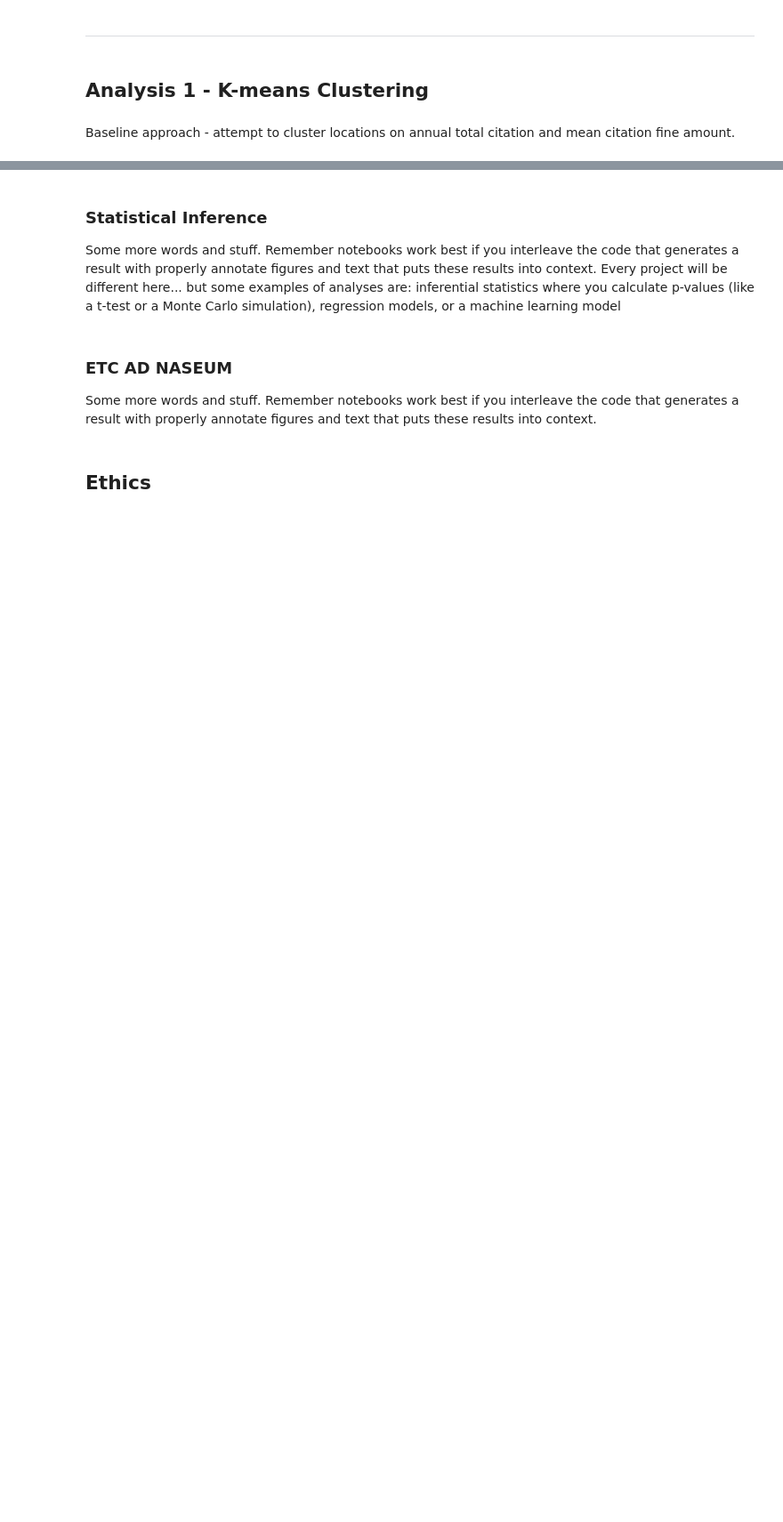
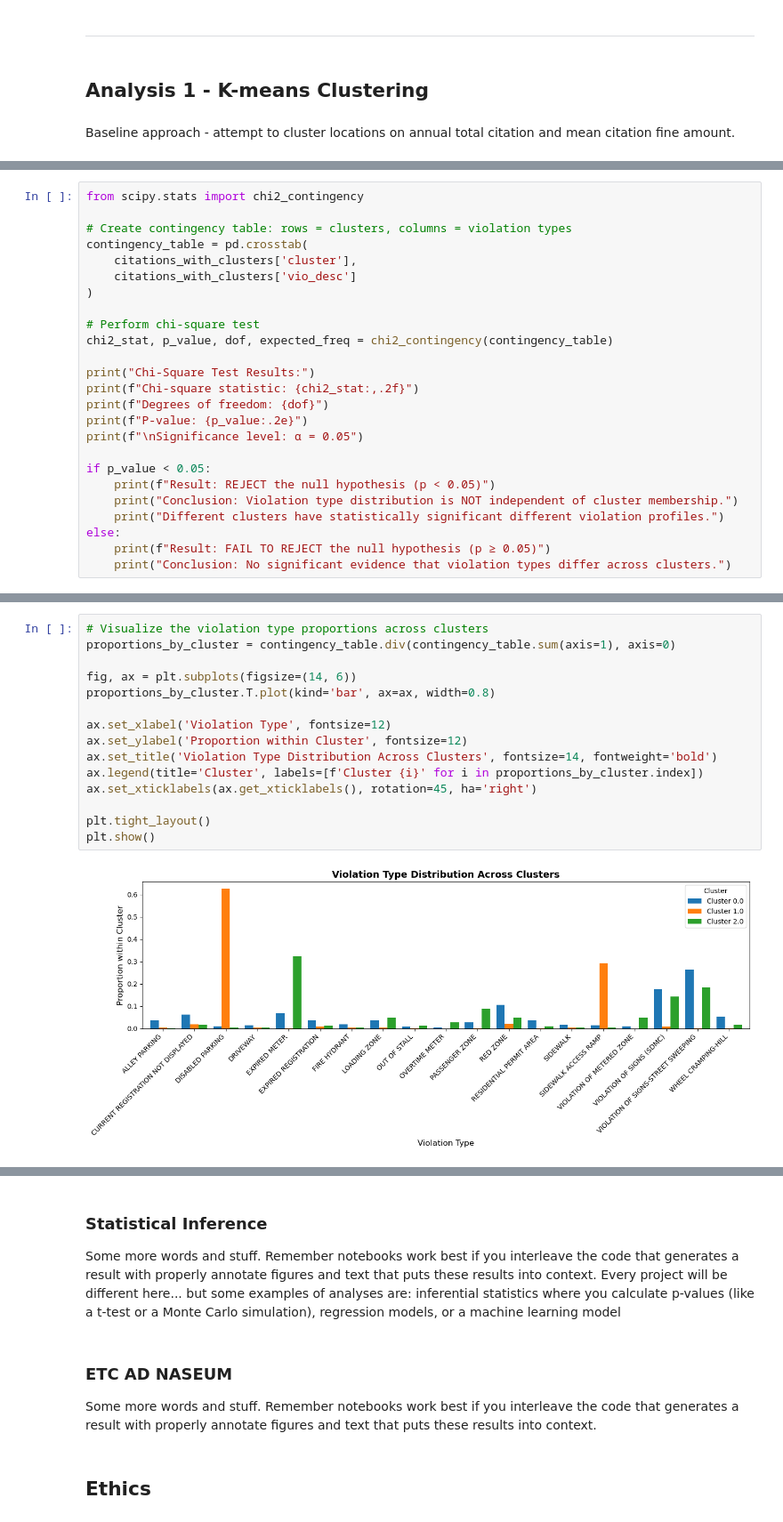
Before and after one commit to tobyzhan/Parking-Citation-Project, a Jupyter notebook: 03-FinalProject.ipynb, the cells around one changed output, grey strips where cells are left out. Shown at 89% size. Cells and saved outputs as stored; diff of their text form; blank space fills up the shorter version.

```diff
--- a/03-FinalProject.ipynb
+++ b/03-FinalProject.ipynb
@@ -694,0 +866,25 @@ Some more words and stuff.  Remember notebooks work best if you interleave the c
+# %%
+from scipy.stats import chi2_contingency
+
+# Create contingency table: rows = clusters, columns = violation types
+contingency_table = pd.crosstab(
+    citations_with_clusters['cluster'],
+    citations_with_clusters['vio_desc']
+)
+
+# Perform chi-square test
+chi2_stat, p_value, dof, expected_freq = chi2_contingency(contingency_table)
+
+print("Chi-Square Test Results:")
+print(f"Chi-square statistic: {chi2_stat:,.2f}")
+print(f"Degrees of freedom: {dof}")
+print(f"P-value: {p_value:.2e}")
+print(f"\nSignificance level: α = 0.05")
+
+if p_value < 0.05:
+    print(f"Result: REJECT the null hypothesis (p < 0.05)")
+    print("Conclusion: Violation type distribution is NOT independent of cluster membership.")
+    print("Different clusters have statistically significant different violation profiles.")
+else:
+    print(f"Result: FAIL TO REJECT the null hypothesis (p ≥ 0.05)")
+    print("Conclusion: No significant evidence that violation types differ across clusters.")
@@ -694,0 +901,17 @@ Some more words and stuff.  Remember notebooks work best if you interleave the c
+# %%
+# Visualize the violation type proportions across clusters
+proportions_by_cluster = contingency_table.div(contingency_table.sum(axis=1), axis=0)
+
+fig, ax = plt.subplots(figsize=(14, 6))
+proportions_by_cluster.T.plot(kind='bar', ax=ax, width=0.8)
+
+ax.set_xlabel('Violation Type', fontsize=12)
+ax.set_ylabel('Proportion within Cluster', fontsize=12)
+ax.set_title('Violation Type Distribution Across Clusters', fontsize=14, fontweight='bold')
+ax.legend(title='Cluster', labels=[f'Cluster {i}' for i in proportions_by_cluster.index])
+ax.set_xticklabels(ax.get_xticklabels(), rotation=45, ha='right')
+
+plt.tight_layout()
+plt.show()
+# %% [output]
+[figure, added]
```
Also changed, not shown: parts of 17 cells of this notebook.
